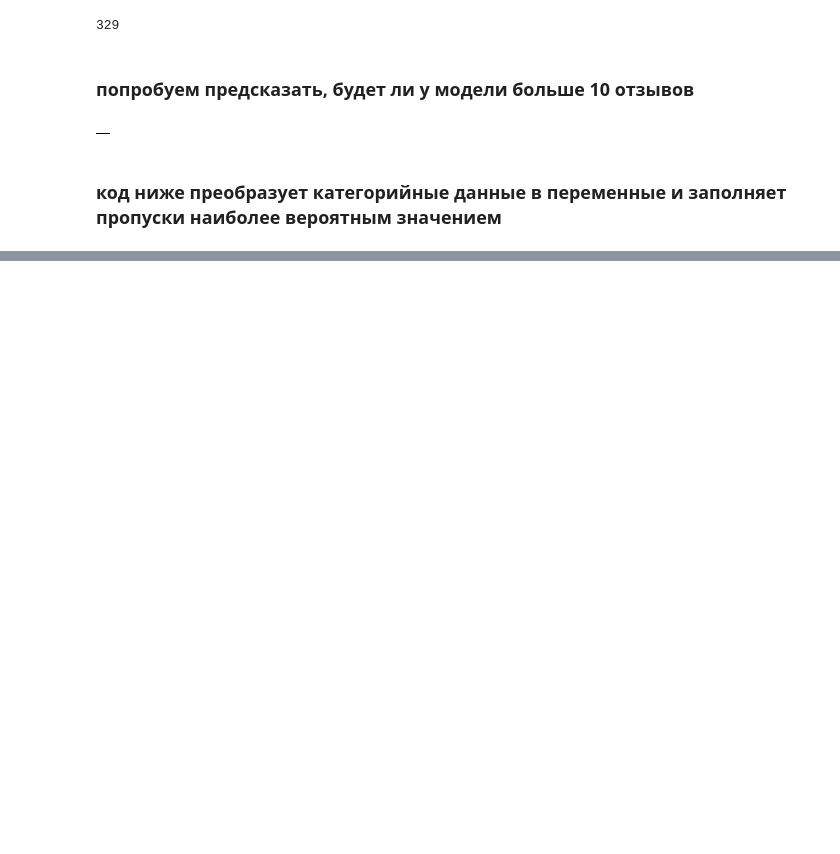
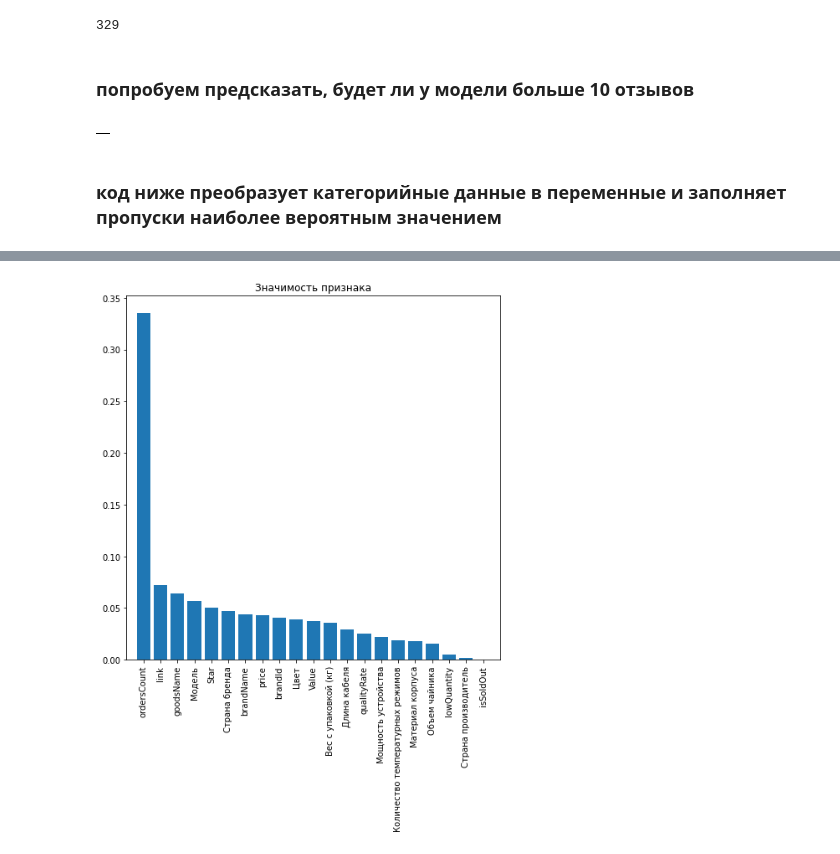
Before and after one commit to yamusagitov/Machine-Learning, a Jupyter notebook: Random Forest/random_forest_review.ipynb, the cells around one changed output, grey strips where cells are left out. Cells and saved outputs as stored; diff of their text form; code cells hidden in the pictures; blank space fills up the shorter version.

Commit message:
Random Forest

```diff
--- a/Random Forest/random_forest_review.ipynb
+++ b/Random Forest/random_forest_review.ipynb
@@ -134,0 +145,3 @@ X.head(10)
+# %%
+y = df['Review'].apply(lambda x: 1 if x>10 else 0).values
+y
@@ -134,0 +166,5 @@ X.head(10)
+# %%
+X_train, X_test, y_train, y_test = train_test_split(X, y, test_size=0.2, random_state=42)
+# %%
+model = RandomForestClassifier(n_estimators=100)   # n_estimators - amount of trees
+model.fit(X_train, y_train)
@@ -134,0 +173,10 @@ X.head(10)
+# %%
+importances = model.feature_importances_
+indices = np.argsort(importances)[::-1]
+
+ar_f = []
+for i, idx in enumerate(indices):
+    ar_f.append([round(importances[idx],4), col[idx]])
+print('Значимость признака:')
+ar_f.sort(reverse=True)
+ar_f
@@ -134,0 +202,10 @@ X.head(10)
+# %%
+# столбчатая диаграмма
+d_first = len(col)
+plt.figure(figsize=(8,8))
+plt.title('Значимость признака')
+plt.bar(range(d_first), importances[indices[:d_first]], align='center')
+plt.xticks(range(d_first), np.array(col)[indices[:d_first]], rotation=90)
+plt.xlim([-1, d_first]);
+# %% [output]
+[figure, added]
```
Also changed, not shown: parts of 18 cells of this notebook.
